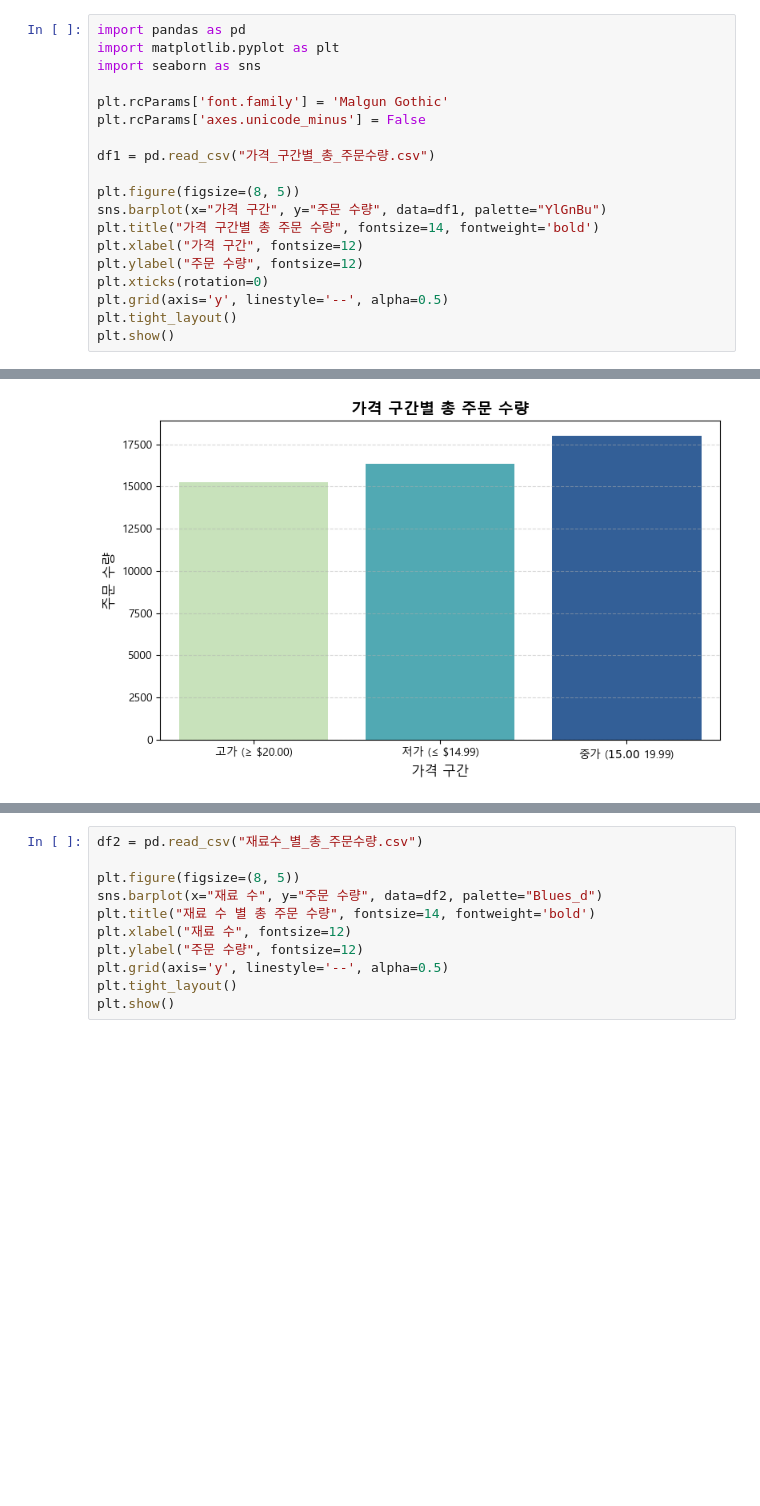
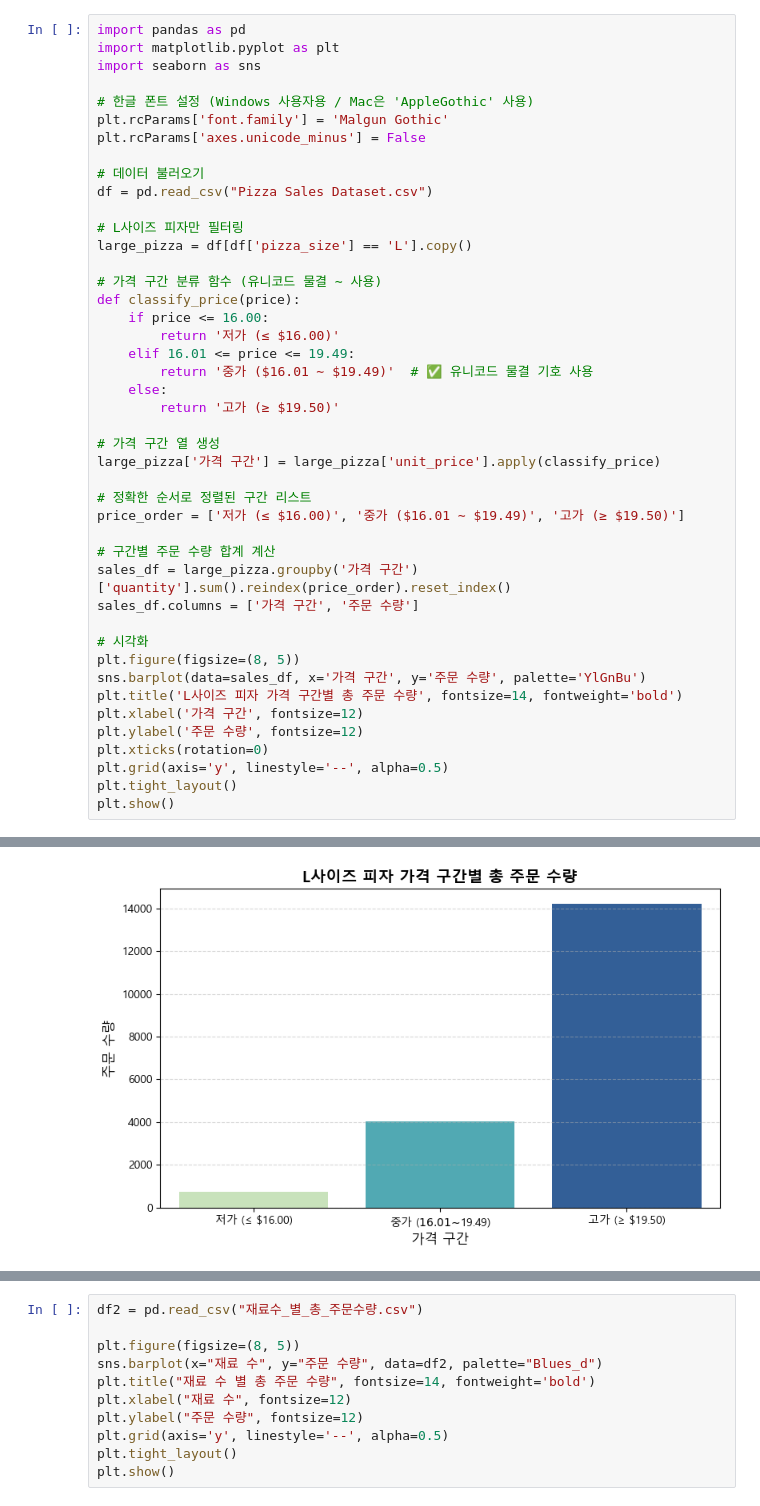
Before and after one commit to Lesly-kim/Mid_Project, a Jupyter notebook: 그래프 시각화.ipynb, the cells around one changed output, grey strips where cells are left out. Saved outputs shown, nothing was run; the diff lists cells and outputs as text; blank space fills up the shorter version.

```diff
--- a/그래프 시각화.ipynb
+++ b/그래프 시각화.ipynb
@@ -3,16 +3,41 @@ import pandas as pd
 import matplotlib.pyplot as plt
 import seaborn as sns
 
+# 한글 폰트 설정 (Windows 사용자용 / Mac은 'AppleGothic' 사용)
 plt.rcParams['font.family'] = 'Malgun Gothic'
 plt.rcParams['axes.unicode_minus'] = False
 
-df1 = pd.read_csv("가격_구간별_총_주문수량.csv")
+# 데이터 불러오기
+df = pd.read_csv("Pizza Sales Dataset.csv")
 
+# L사이즈 피자만 필터링
+large_pizza = df[df['pizza_size'] == 'L'].copy()
+
+# 가격 구간 분류 함수 (유니코드 물결 ∼ 사용)
+def classify_price(price):
+    if price <= 16.00:
+        return '저가 (≤ $16.00)'
+    elif 16.01 <= price <= 19.49:
+        return '중가 ($16.01 ∼ $19.49)'  # ✅ 유니코드 물결 기호 사용
+    else:
+        return '고가 (≥ $19.50)'
+
+# 가격 구간 열 생성
+large_pizza['가격 구간'] = large_pizza['unit_price'].apply(classify_price)
+
+# 정확한 순서로 정렬된 구간 리스트
+price_order = ['저가 (≤ $16.00)', '중가 ($16.01 ∼ $19.49)', '고가 (≥ $19.50)']
+
+# 구간별 주문 수량 합계 계산
+sales_df = large_pizza.groupby('가격 구간')['quantity'].sum().reindex(price_order).reset_index()
+sales_df.columns = ['가격 구간', '주문 수량']
+
+# 시각화
 plt.figure(figsize=(8, 5))
-sns.barplot(x="가격 구간", y="주문 수량", data=df1, palette="YlGnBu")
-plt.title("가격 구간별 총 주문 수량", fontsize=14, fontweight='bold')
-plt.xlabel("가격 구간", fontsize=12)
-plt.ylabel("주문 수량", fontsize=12)
+sns.barplot(data=sales_df, x='가격 구간', y='주문 수량', palette='YlGnBu')
+plt.title('L사이즈 피자 가격 구간별 총 주문 수량', fontsize=14, fontweight='bold')
+plt.xlabel('가격 구간', fontsize=12)
+plt.ylabel('주문 수량', fontsize=12)
 plt.xticks(rotation=0)
 plt.grid(axis='y', linestyle='--', alpha=0.5)
 plt.tight_layout()
@@ -24,3 +49,3 @@ Passing `palette` without assigning `hue` is deprecated and will be removed in v
-[figure, old version]
+[figure, new version]
 # %% [markdown]
 ### 해석
```
Also changed, not shown: parts of 2 cells of this notebook.
